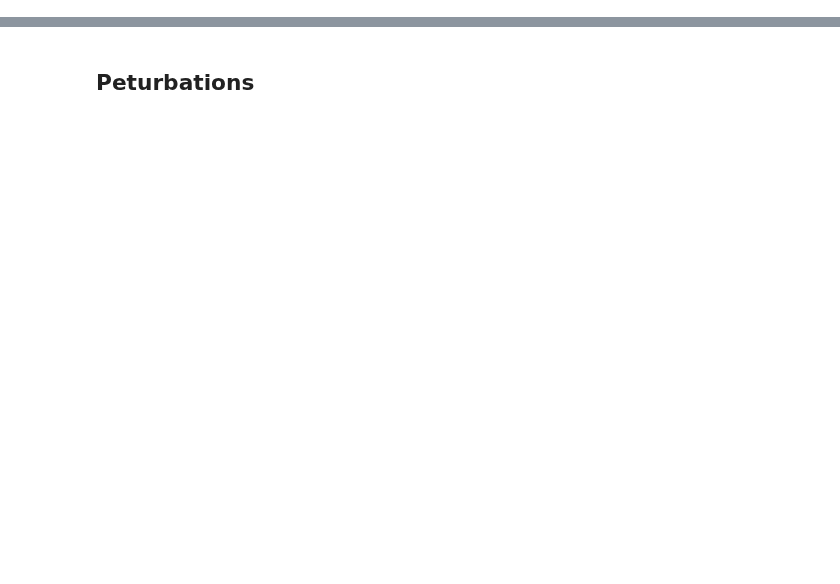
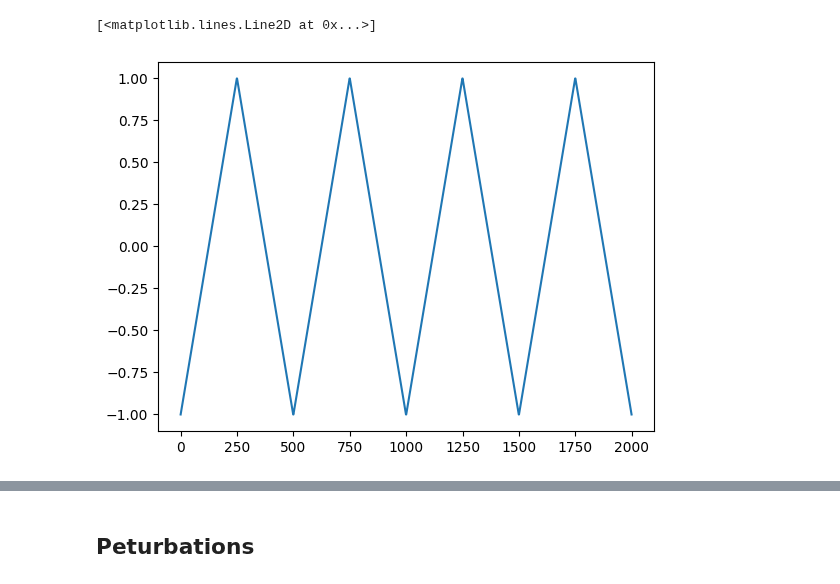
Before and after one commit to MalachiteWind/stable_node_control, a Jupyter notebook: notebooks/transient_data/transient_features.ipynb, the cells around one changed output, grey strips where cells are left out. Drawn from its saved outputs; the diff is of its cells as text; code cells hidden in the pictures; blank space fills up the shorter version.

```diff
--- a/notebooks/transient_data/transient_features.ipynb
+++ b/notebooks/transient_data/transient_features.ipynb
@@ -59,14 +59,20 @@ def simulate_steady_state(
 # %%
 lam_start = -1
 lam_end = 1
 
 n_points = 250
 
 lam_increase = np.linspace(lam_start,lam_end, n_points)
 lam_decrease = np.linspace(lam_end, lam_start, n_points)
 
 lam = np.hstack((lam_increase,lam_decrease))
-# plt.plot(lam)
+repeat = 2
+for _ in range(repeat):
+    lam = np.hstack((lam, lam))
+plt.plot(lam)
+# %% [output]
+[<matplotlib.lines.Line2D at 0x...>]
+[figure, added]
 # %%
 t_eval = np.linspace(0,50,101)
 # t_eval = None
```
Also changed, not shown: parts of 4 cells of this notebook.
